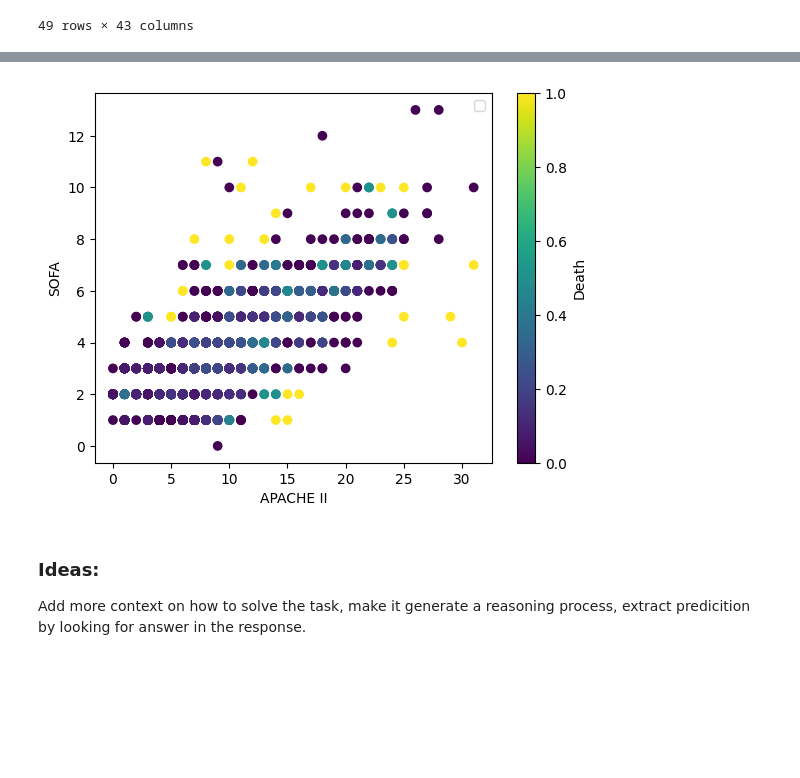
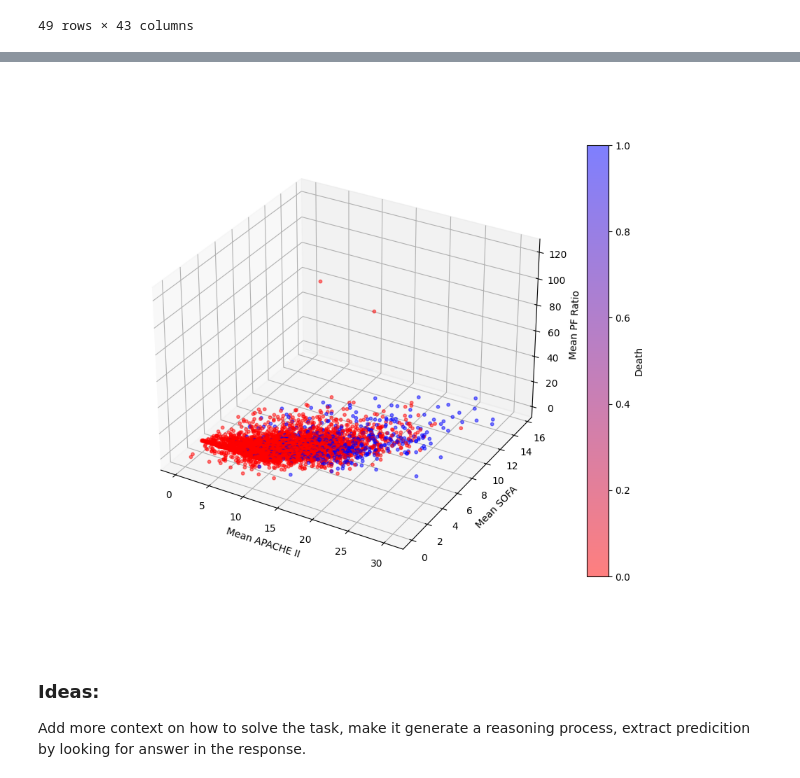
Before and after one commit to gardonig/hcml_projects, a Jupyter notebook: task_1/foundation_models.ipynb, the cells around one changed output, grey strips where cells are left out. Cells and saved outputs as stored; diff of their text form; code cells hidden in the pictures; blank space fills up the shorter version.

```diff
--- a/task_1/foundation_models.ipynb
+++ b/task_1/foundation_models.ipynb
@@ -470,12 +509,24 @@ plt.show()
-# %%
-df = pd.merge(targetDeath, aggragatedDF, left_on='PatientID', right_index=True)
-plt.scatter(df['APACHE_II'], df['SOFA'], c=df.groupby(['APACHE_II', 'SOFA'])['Death'].transform('mean'), cmap='viridis', alpha=1)
-plt.xlabel('APACHE II')
-plt.ylabel('SOFA')
-plt.legend()
-plt.colorbar(label='Death')
-plt.show()
-# %% [output]
-[figure, removed]
+# %%
+from mpl_toolkits.mplot3d import Axes3D
+import matplotlib.colors as mcolors
+%matplotlib widget
+red_blue = mcolors.LinearSegmentedColormap.from_list('red_blue', ['red', 'blue'])
+
+plt.close()
+plt.close()
+
+df = pd.merge(finalDF, targetDF, on='PatientID', suffixes=('_pred', '_true'))
+fig = plt.figure(figsize=(10, 8))
+ax = fig.add_subplot(111, projection='3d')
+sc = ax.scatter(df['Mean_APACHE_II'], df['Mean_SOFA'], df['Max_PF_Ratio'], c=df['Death'], cmap=red_blue, alpha=0.5, s=10)
+
+ax.set_xlabel('Mean APACHE II')
+ax.set_ylabel('Mean SOFA')
+ax.set_zlabel('Mean PF Ratio')
+plt.colorbar(sc, label='Death')
+
+plt.show()
+# %% [output]
+[figure, added]
 # %% [markdown]
 <h3>Ideas:</h3> Add more context on how to solve the task, make it generate a reasoning process, extract predicition by looking for answer in the response.
```
Also changed, not shown: parts of 7 cells of this notebook.
